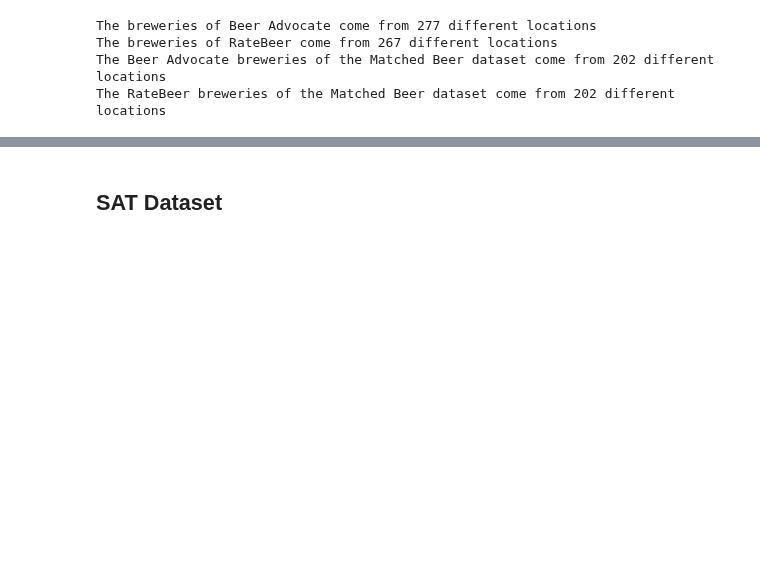
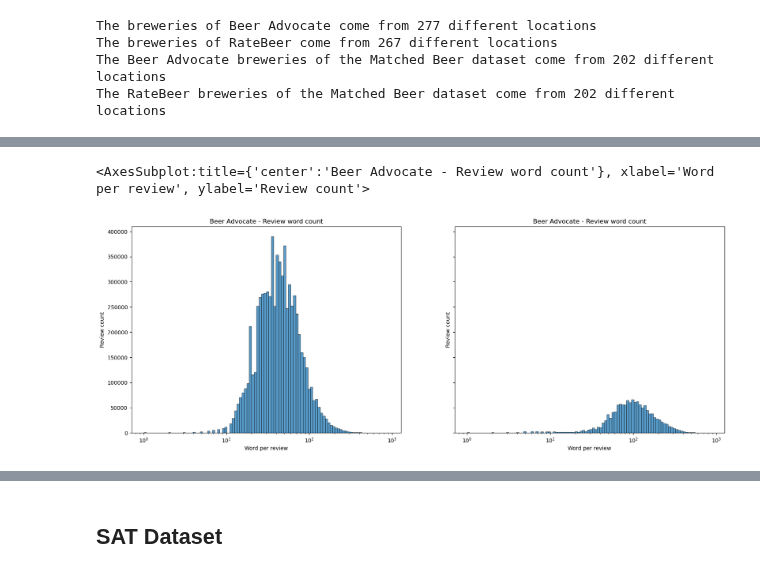
Before and after one commit to epfl-ada/ada-2022-project-hotchocolate, a Jupyter notebook: Notebook.ipynb, the cells around one changed output, grey strips where cells are left out. Saved outputs shown, nothing was run; the diff lists cells and outputs as text; code cells hidden in the pictures; blank space fills up the shorter version.

```diff
--- a/Notebook.ipynb
+++ b/Notebook.ipynb
@@ -646,0 +677,16 @@ df_md_breweries_wbeer.head()
+# %%
+## How are the word count distributions for each site ?
+fig, axes = plt.subplots(1, 2, figsize=(20, 7),sharey=True,sharex=False)
+
+axes[0].set_title('Beer Advocate - Review word count')
+axes[0].set_xlabel('Word per review')
+axes[0].set_ylabel('Review count')
+sns.histplot(RB_counts,bins=100, log_scale=(True,False),ax=axes[0])
+
+axes[1].set_title('Beer Advocate - Review word count')
+axes[1].set_xlabel('Word per review')
+axes[1].set_ylabel('Review count')
+sns.histplot(BA_counts,bins=100, log_scale=(True,False),ax=axes[1])
+# %% [output]
+<AxesSubplot:title={'center':'Beer Advocate - Review word count'}, xlabel='Word per review', ylabel='Review count'>
+[figure, added]
```
Also changed, not shown: parts of 18 cells of this notebook, 2 other files.
